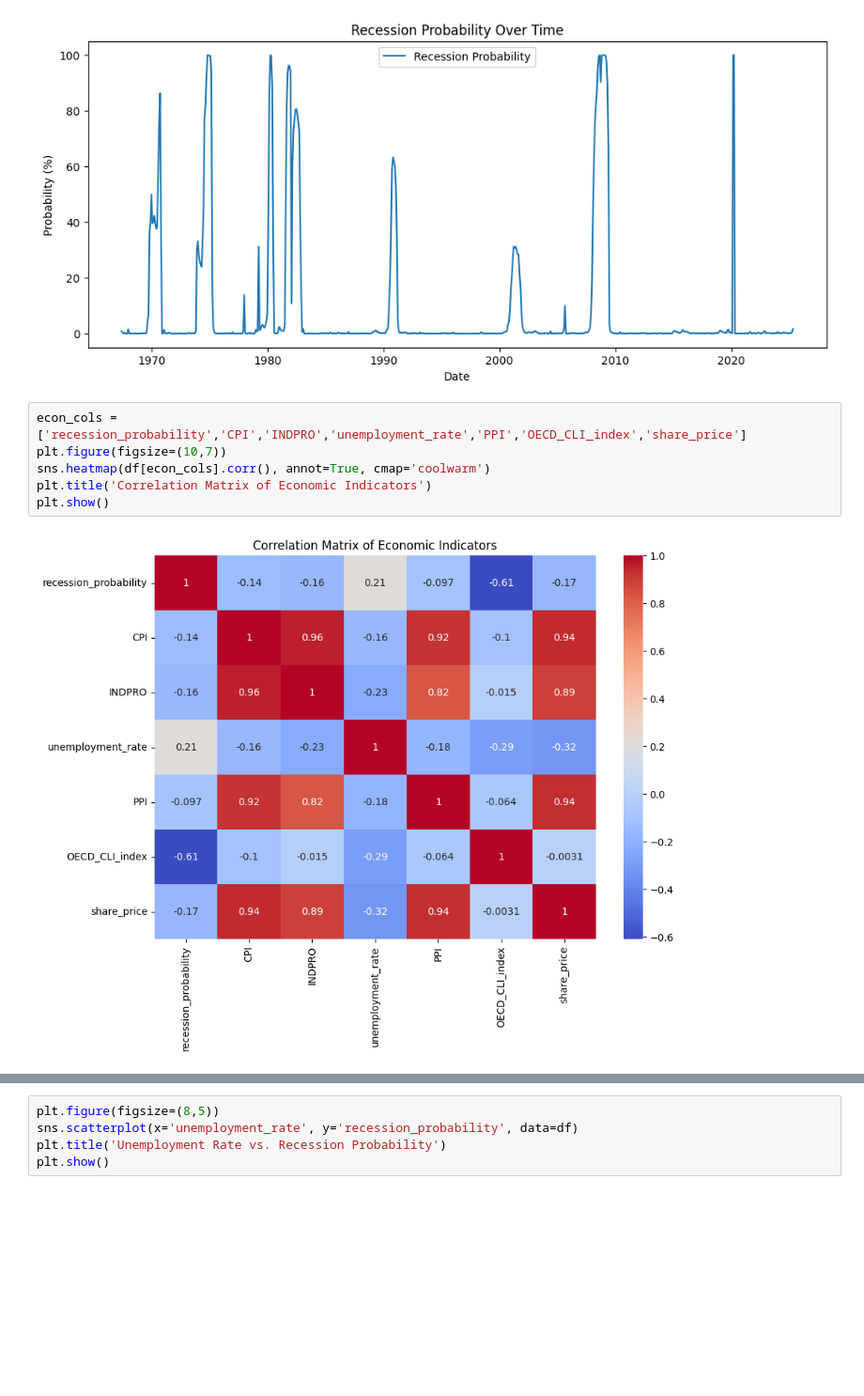
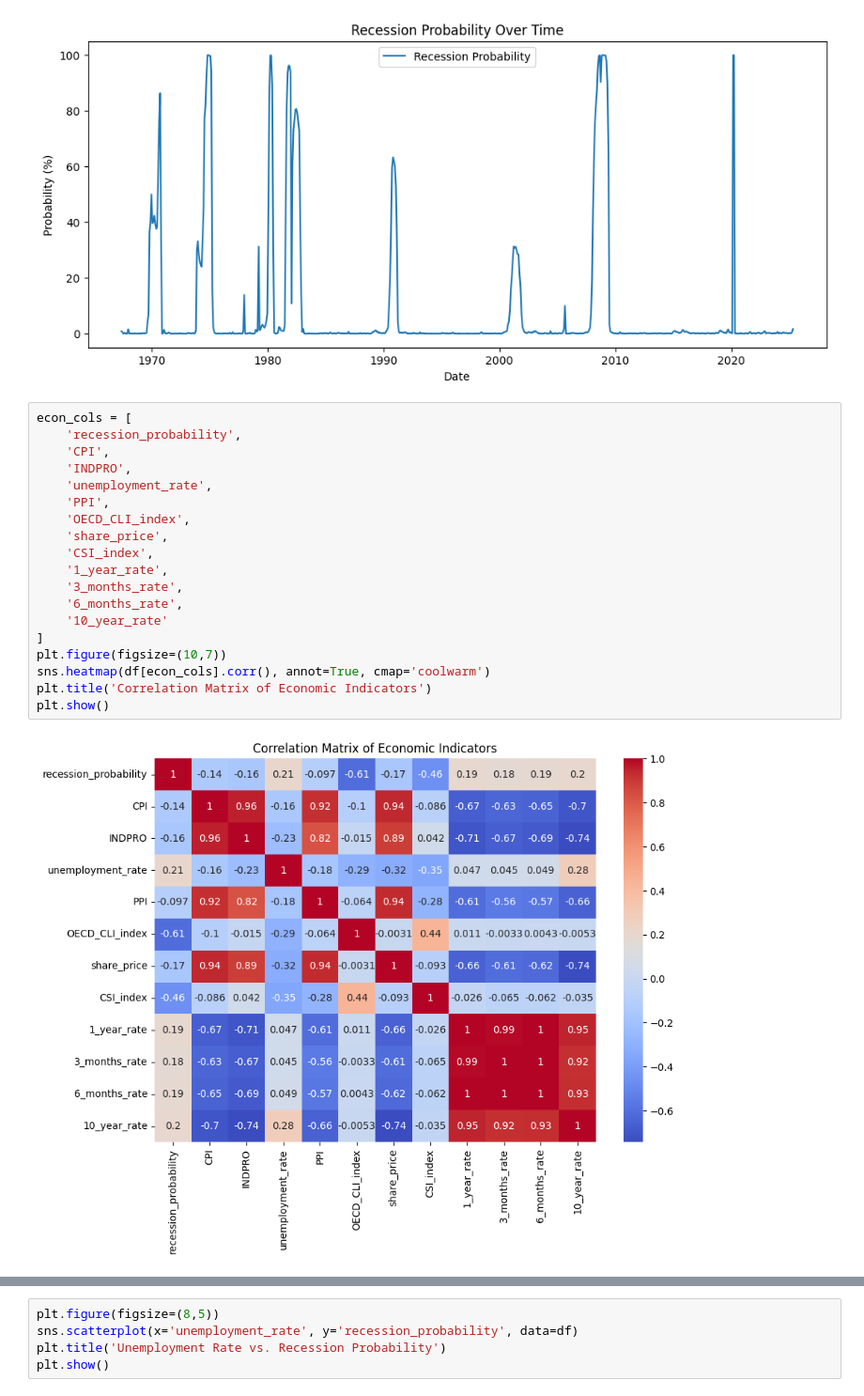
Before and after one commit to DonaldAadithiyan/RecessionRadar, a Jupyter notebook: notebooks/EDA.ipynb, the cells around one changed output, grey strips where cells are left out. Shown at 94% size. Saved outputs shown, nothing was run; the diff lists cells and outputs as text; blank space fills up the shorter version.

```diff
--- a/notebooks/EDA.ipynb
+++ b/notebooks/EDA.ipynb
@@ -63,13 +70,26 @@ plt.show()
 # %% [output]
 [figure]
 # %%
-econ_cols = ['recession_probability','CPI','INDPRO','unemployment_rate','PPI','OECD_CLI_index','share_price']
+econ_cols = [
+    'recession_probability',
+    'CPI',
+    'INDPRO',
+    'unemployment_rate',
+    'PPI',
+    'OECD_CLI_index',
+    'share_price',
+    'CSI_index',
+    '1_year_rate',
+    '3_months_rate',
+    '6_months_rate',
+    '10_year_rate'
+]
 plt.figure(figsize=(10,7))
 sns.heatmap(df[econ_cols].corr(), annot=True, cmap='coolwarm')
 plt.title('Correlation Matrix of Economic Indicators')
 plt.show()
 # %% [output]
-[figure, old version]
+[figure, new version]
 # %%
 for col in econ_cols[1:]:
     plt.figure(figsize=(10,4))
```
Also changed, not shown: parts of 3 cells of this notebook.
